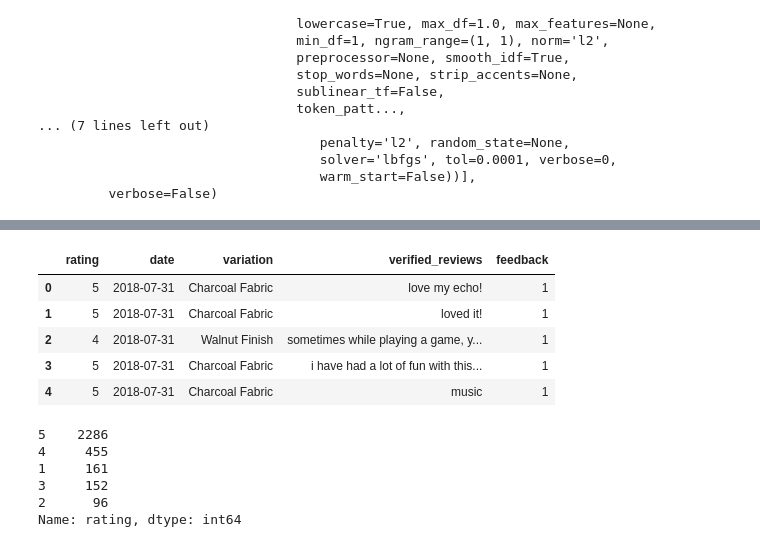
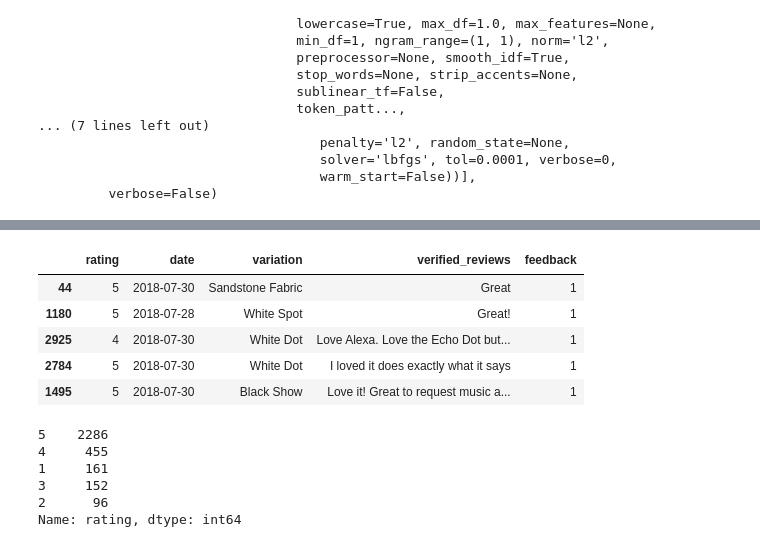
Before and after one commit to michalis0/DataScience_and_MachineLearning, a Jupyter notebook: week6/Text_Analytics.ipynb, the cells around one changed output, grey strips where cells are left out. Saved outputs shown, nothing was run; the diff lists cells and outputs as text; code cells hidden in the pictures.

```diff
--- a/week6/Text_Analytics.ipynb
+++ b/week6/Text_Analytics.ipynb
@@ -516,7 +512,8 @@ from sklearn.linear_model import LogisticRegression
 from sklearn.metrics import confusion_matrix, accuracy_score, precision_score, recall_score, f1_score
 # %%
 # Load data
-df = pd.read_csv("https://raw.githubusercontent.com/ahmadajal/2019_DM_ML_course/master/6.%20Handling%20Text/data/amazon_alexa.tsv?token=ALM4BCKF2A25WIOVGTL2W327TLN5A", delimiter="\t")
+url = "https://raw.githubusercontent.com/michalis0/DataMining_and_MachineLearning/master/week6/data/amazon_alexa.tsv"
+df = pd.read_csv(url, delimiter="\t")
 df.sample(10)
 # %% [output]
 |  | rating | date | variation | verified_reviews | feedback |
@@ -574,11 +571,3 @@ Name: feedback, dtype: int64
 round(df.feedback.value_counts()[1] / len(df), 4)
 # %% [output]
 0.9184
-# %%
-# Convert text into lowercase
-def clean_text(text):
-    return text.strip().lower()
-
-df["verified_reviews"] = df["verified_reviews"].map(clean_text)
-
-df.head()
@@ -747,13 +857,13 @@ Our model correctly identified a comment’s sentiment 93.6% of the time. This i
 # %%
-# BONUS: predict the rating
-df.sample()
+# BONUS 2: predict the rating
+df.sample(5)
 # %% [output]
 |  | rating | date | variation | verified_reviews | feedback |
-| 0 | 5 | 2018-07-31 | Charcoal Fabric | love my echo! | 1 |
-| 1 | 5 | 2018-07-31 | Charcoal Fabric | loved it! | 1 |
-| 2 | 4 | 2018-07-31 | Walnut Finish | sometimes while playing a game, y... | 1 |
-| 3 | 5 | 2018-07-31 | Charcoal Fabric | i have had a lot of fun with this... | 1 |
-| 4 | 5 | 2018-07-31 | Charcoal Fabric | music | 1 |
+| 44 | 5 | 2018-07-30 | Sandstone Fabric | Great | 1 |
+| 1180 | 5 | 2018-07-28 | White Spot | Great! | 1 |
+| 2925 | 4 | 2018-07-30 | White Dot | Love Alexa. Love the Echo Dot but... | 1 |
+| 2784 | 5 | 2018-07-30 | White Dot | I loved it does exactly what it says | 1 |
+| 1495 | 5 | 2018-07-30 | Black Show | Love it! Great to request music a... | 1 |
 # %%
 df.rating.value_counts()
 # %% [output]
```
Also changed, not shown: parts of 53 cells of this notebook.
